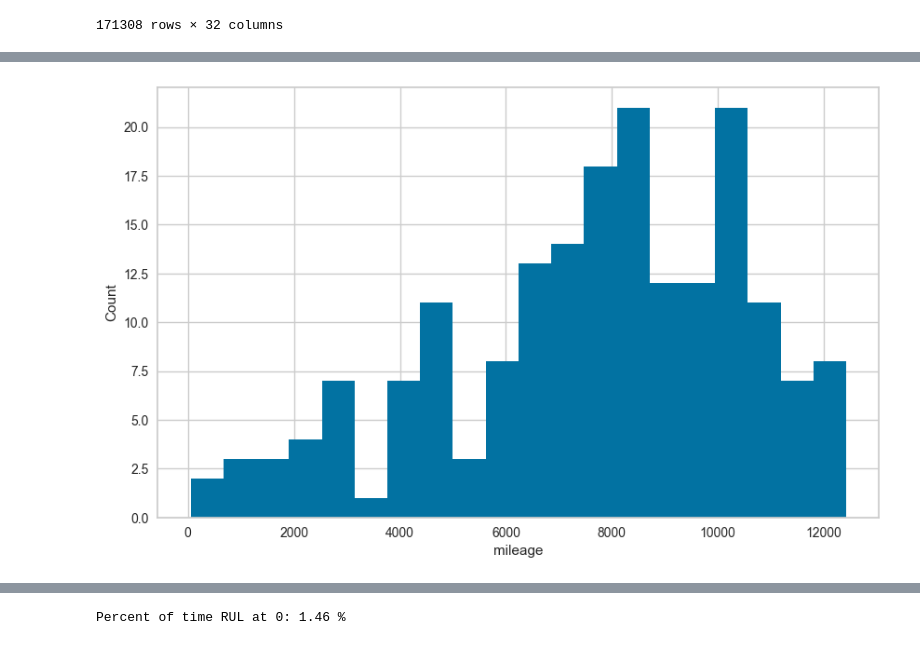
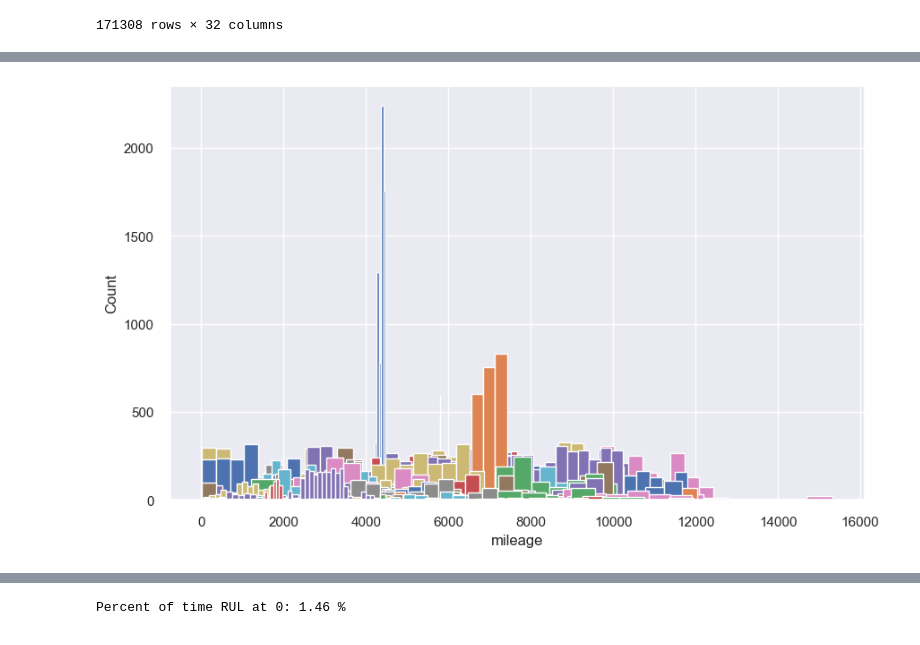
Before and after one commit to ashamaheshwari/big_g_express-predicting-derates, a Jupyter notebook: notebooks/RUL.ipynb, the cells around one changed output, grey strips where cells are left out. Drawn from its saved outputs; the diff is of its cells as text; code cells hidden in the pictures.

```diff
--- a/notebooks/RUL.ipynb
+++ b/notebooks/RUL.ipynb
@@ -309,15 +322,15 @@ mileage
 # %%
 import matplotlib.pyplot as plt
 import seaborn as sns
 import plotly.express as px
 import plotly.graph_objects as go
 
-mileage.groupby("EquipmentID")["eng_time_to_derate"].max().hist(bins=20, figsize=(10, 6))
+engine_time_rul.groupby("EquipmentID")["EngineTimeLtd"].hist(bins=20, figsize=(10, 6))
 plt.xlabel("mileage")
 plt.ylabel("Count")
 plt.show()
 # %% [output]
-[figure, old version]
+[figure, new version]
 # %%
 # Begin RUL setup
 # Select only rows up until first derate by EquipmentID
```
Also changed, not shown: parts of 55 cells of this notebook.
